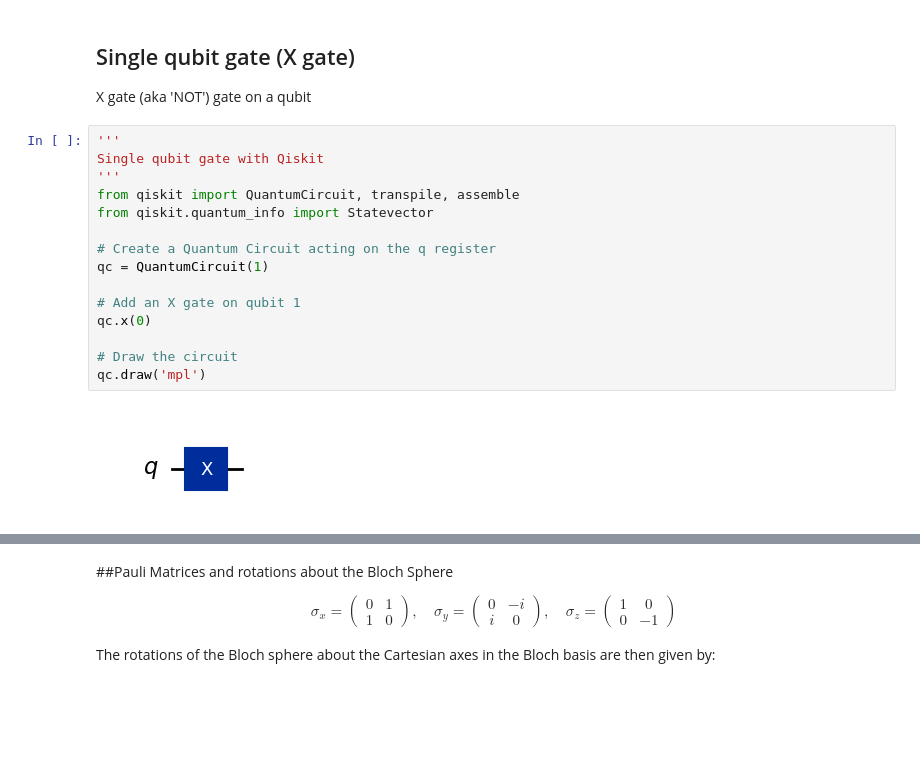
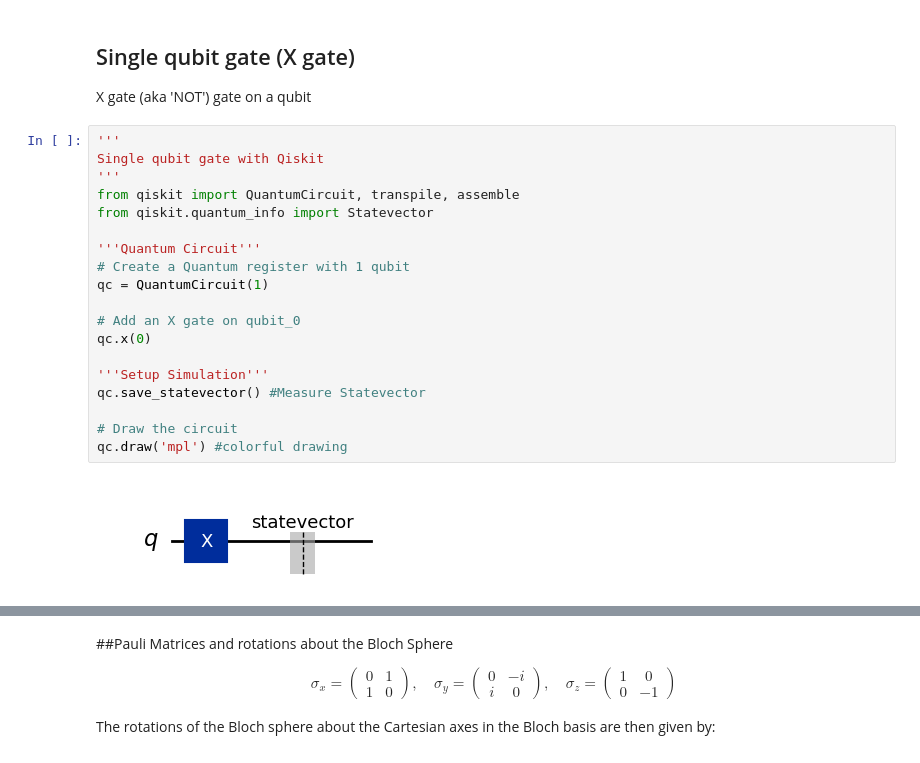
Before and after one commit to UMassIonTrappers/Introduction-to-Quantum-Computing, a Jupyter notebook: Lab_02_Measurement_Basis,_Spatial_quantization_and_the_Stern_Gerlach_Exp_.ipynb, the cells around one changed output, grey strips where cells are left out. Saved outputs shown, nothing was run; the diff lists cells and outputs as text; blank space fills up the shorter version.

```diff
--- a/Lab_02_Measurement_Basis,_Spatial_quantization_and_the_Stern_Gerlach_Exp_.ipynb
+++ b/Lab_02_Measurement_Basis,_Spatial_quantization_and_the_Stern_Gerlach_Exp_.ipynb
@@ -260,17 +249,21 @@ X gate (aka 'NOT') gate on a qubit
 # %%
 '''
 Single qubit gate with Qiskit
 '''
 from qiskit import QuantumCircuit, transpile, assemble
 from qiskit.quantum_info import Statevector
 
-# Create a Quantum Circuit acting on the q register
+'''Quantum Circuit'''
+# Create a Quantum register with 1 qubit
 qc = QuantumCircuit(1)
 
-# Add an X gate on qubit 1
+# Add an X gate on qubit_0
 qc.x(0)
 
+'''Setup Simulation'''
+qc.save_statevector() #Measure Statevector
+
 # Draw the circuit
-qc.draw('mpl')
+qc.draw('mpl') #colorful drawing
 # %% [output]
-[figure, old version]
+[figure, new version]
```
Also changed, not shown: parts of 23 cells of this notebook.
